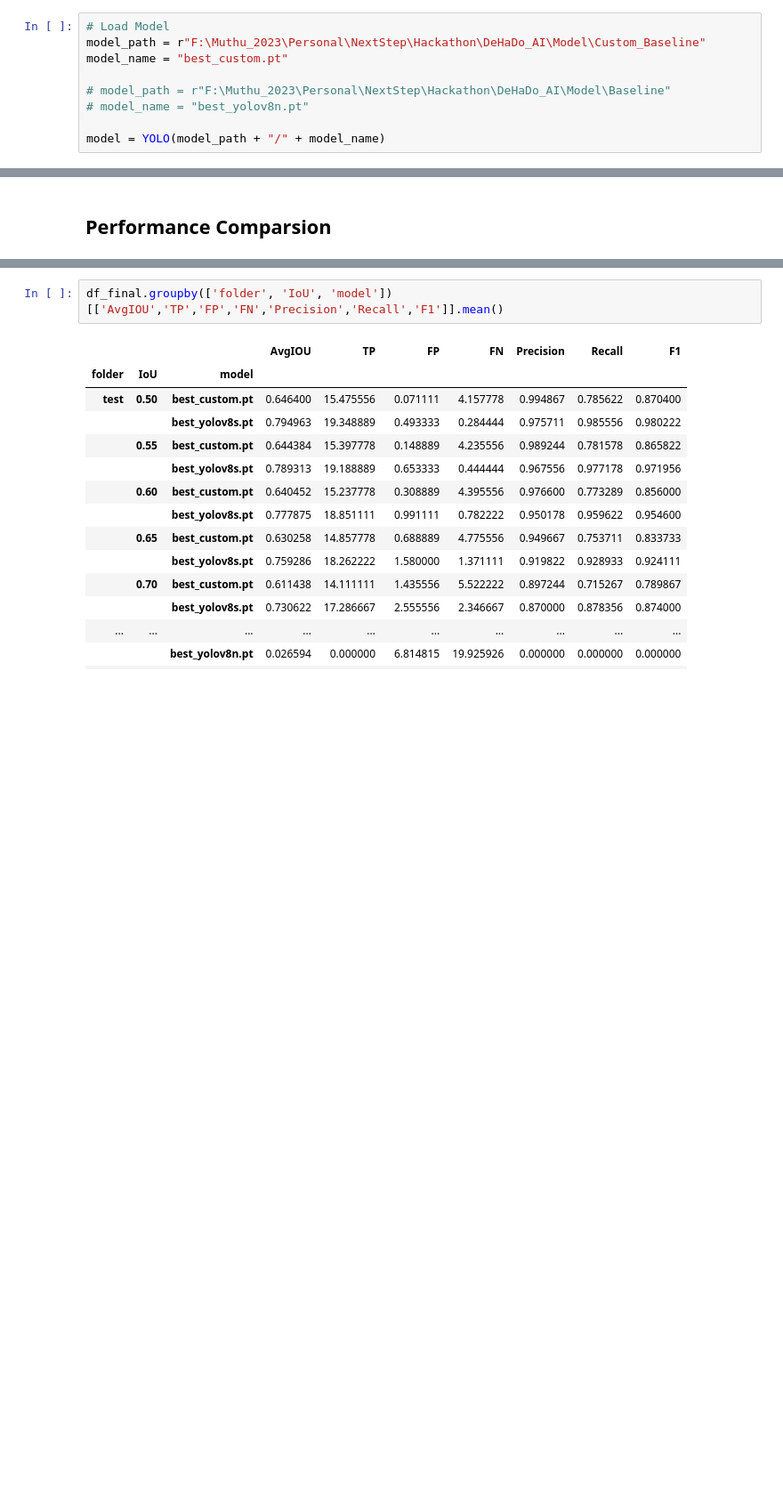
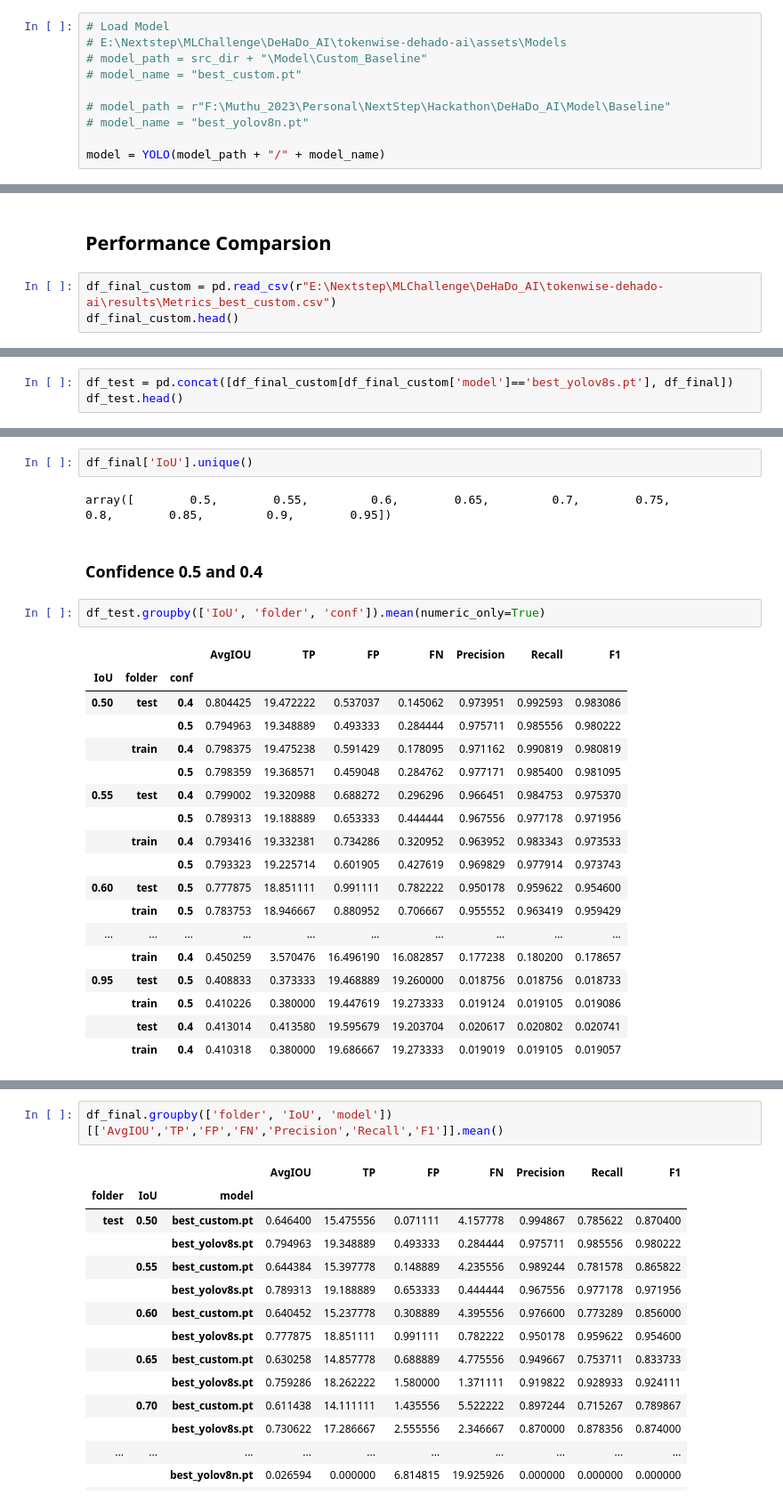
Before and after one commit to sathishkumartheta/tokenwise-dehado-ai, a Jupyter notebook: notebooks/Playground_Muthu.ipynb, the cells around one changed output, grey strips where cells are left out. Shown at 89% size. Saved outputs shown, nothing was run; the diff lists cells and outputs as text; blank space fills up the shorter version.

```diff
--- a/notebooks/Playground_Muthu.ipynb
+++ b/notebooks/Playground_Muthu.ipynb
@@ -54,8 +61,9 @@ def load_gt(gt_file_path):
     return coordinates
 # %%
 # Load Model
-model_path = r"F:\Muthu_2023\Personal\NextStep\Hackathon\DeHaDo_AI\Model\Custom_Baseline"
-model_name = "best_custom.pt"
+# E:\Nextstep\MLChallenge\DeHaDo_AI\tokenwise-dehado-ai\assets\Models
+# model_path = src_dir + "\Model\Custom_Baseline"
+# model_name = "best_custom.pt"
 
 # model_path = r"F:\Muthu_2023\Personal\NextStep\Hackathon\DeHaDo_AI\Model\Baseline"
 # model_name = "best_yolov8n.pt"
@@ -146,2 +343,5 @@ image 1/1 F:\Muthu_2023\Personal\NextStep\Hackathon\DeHaDo_AI\Dataset\test\image
 # %% [markdown]
 ## Performance Comparsion
+# %%
+df_final_custom = pd.read_csv(r"E:\Nextstep\MLChallenge\DeHaDo_AI\tokenwise-dehado-ai\results\Metrics_best_custom.csv")
+df_final_custom.head()
@@ -147,0 +355,3 @@ image 1/1 F:\Muthu_2023\Personal\NextStep\Hackathon\DeHaDo_AI\Dataset\test\image
+# %%
+df_test = pd.concat([df_final_custom[df_final_custom['model']=='best_yolov8s.pt'], df_final])
+df_test.head()
@@ -147,0 +413,27 @@ image 1/1 F:\Muthu_2023\Personal\NextStep\Hackathon\DeHaDo_AI\Dataset\test\image
+# %%
+df_final['IoU'].unique()
+# %% [output]
+array([        0.5,        0.55,         0.6,        0.65,         0.7,        0.75,         0.8,        0.85,         0.9,        0.95])
+# %% [markdown]
+### Confidence 0.5 and 0.4
+# %%
+df_test.groupby(['IoU', 'folder', 'conf']).mean(numeric_only=True)
+# %% [output]
+|  |  |  | AvgIOU | TP | FP | FN | Precision | Recall | F1 |
+| IoU | folder | conf |  |  |  |  |  |  |  |
+| 0.50 | test | 0.4 | 0.804425 | 19.472222 | 0.537037 | 0.145062 | 0.973951 | 0.992593 | 0.983086 |
+|  |  | 0.5 | 0.794963 | 19.348889 | 0.493333 | 0.284444 | 0.975711 | 0.985556 | 0.980222 |
+|  | train | 0.4 | 0.798375 | 19.475238 | 0.591429 | 0.178095 | 0.971162 | 0.990819 | 0.980819 |
+|  |  | 0.5 | 0.798359 | 19.368571 | 0.459048 | 0.284762 | 0.977171 | 0.985400 | 0.981095 |
+| 0.55 | test | 0.4 | 0.799002 | 19.320988 | 0.688272 | 0.296296 | 0.966451 | 0.984753 | 0.975370 |
+|  |  | 0.5 | 0.789313 | 19.188889 | 0.653333 | 0.444444 | 0.967556 | 0.977178 | 0.971956 |
+|  | train | 0.4 | 0.793416 | 19.332381 | 0.734286 | 0.320952 | 0.963952 | 0.983343 | 0.973533 |
+|  |  | 0.5 | 0.793323 | 19.225714 | 0.601905 | 0.427619 | 0.969829 | 0.977914 | 0.973743 |
+| 0.60 | test | 0.5 | 0.777875 | 18.851111 | 0.991111 | 0.782222 | 0.950178 | 0.959622 | 0.954600 |
+|  | train | 0.5 | 0.783753 | 18.946667 | 0.880952 | 0.706667 | 0.955552 | 0.963419 | 0.959429 |
+| ... | ... | ... | ... | ... | ... | ... | ... | ... | ... |
+|  | train | 0.4 | 0.450259 | 3.570476 | 16.496190 | 16.082857 | 0.177238 | 0.180200 | 0.178657 |
+| 0.95 | test | 0.5 | 0.408833 | 0.373333 | 19.468889 | 19.260000 | 0.018756 | 0.018756 | 0.018733 |
+|  | train | 0.5 | 0.410226 | 0.380000 | 19.447619 | 19.273333 | 0.019124 | 0.019105 | 0.019086 |
+|  | test | 0.4 | 0.413014 | 0.413580 | 19.595679 | 19.203704 | 0.020617 | 0.020802 | 0.020741 |
+|  | train | 0.4 | 0.410318 | 0.380000 | 19.686667 | 19.273333 | 0.019019 | 0.019105 | 0.019057 |
```
Also changed, not shown: parts of 27 cells of this notebook.
